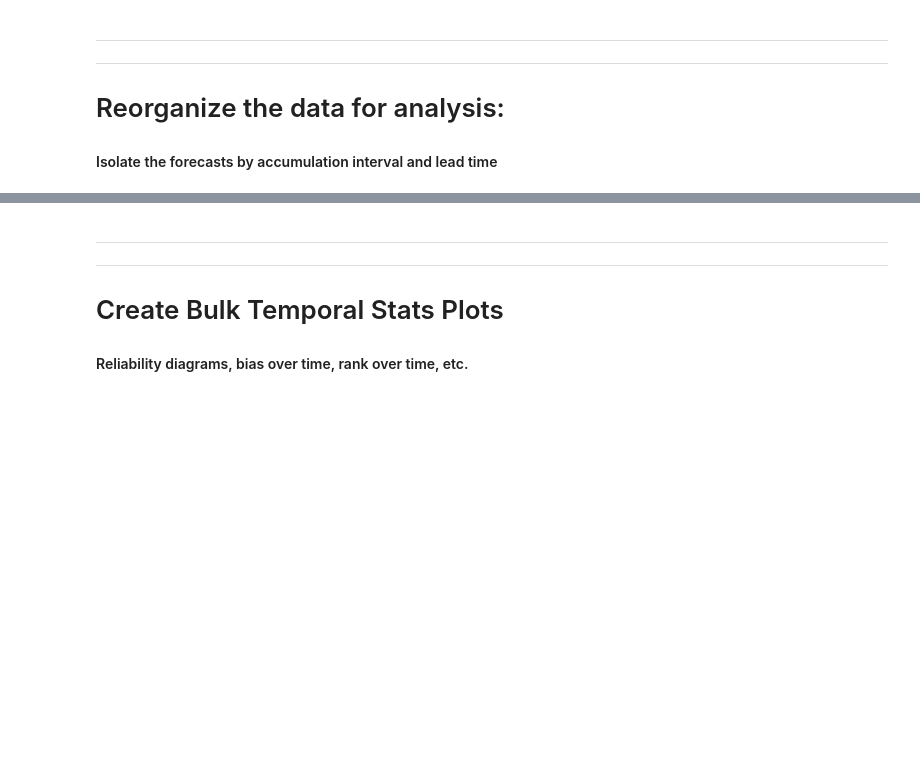
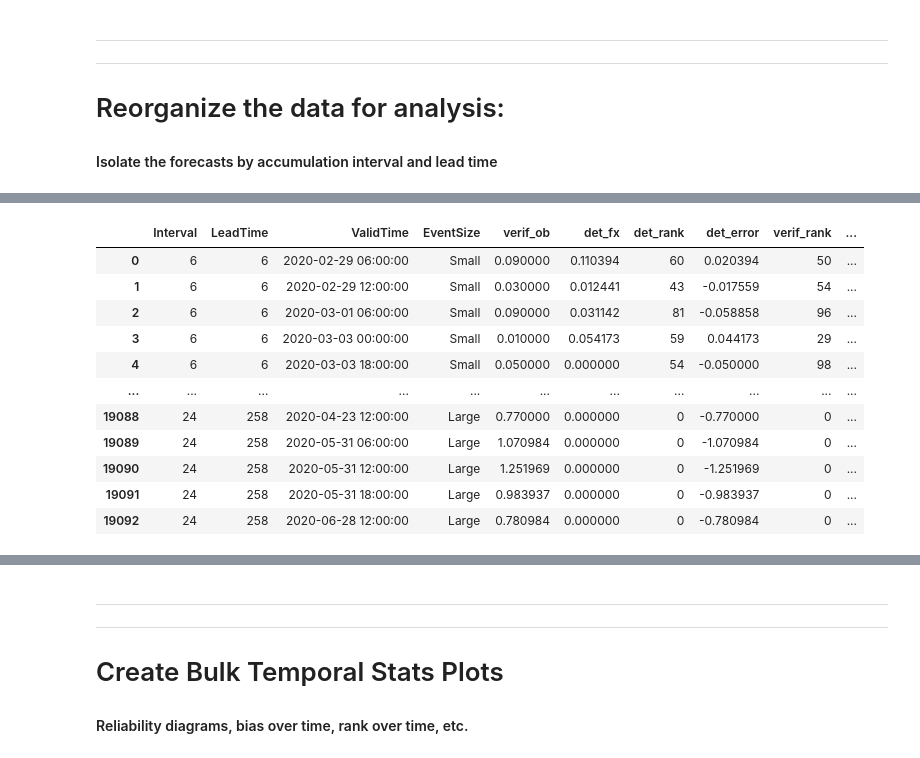
Before and after one commit to m-wessler/nbm-verify, a Jupyter notebook: notebooks/verify_1Dqpf_figures.ipynb, the cells around one changed output, grey strips where cells are left out. Cells and saved outputs as stored; diff of their text form; code cells hidden in the pictures; blank space fills up the shorter version.

```diff
--- a/notebooks/verify_1Dqpf_figures.ipynb
+++ b/notebooks/verify_1Dqpf_figures.ipynb
@@ -359,0 +326,84 @@ for fi in intervals:
+# %%
+# Event size thresholds
+# Use fixed override if desired else
+# 33rd, 67th percentile determined above
+thresholds = {
+    6:[.1, .25],
+    12:[.25, .5],
+    24:[.5, .75]}
+
+threshold_sets = [
+    [0, thresholds[interval][0]],
+    [thresholds[interval][0], thresholds[interval][1]],
+    [thresholds[interval][1], np.ceil(np.nanmax(obs))]]
+
+plist = np.arange(1, 100)
+
+data = []
+for interval in [6, 12, 24]:
+
+    pkeys = np.array([k for k in nbm.keys() if '%dhr_'%interval in k])
+    pkeys = np.array([k for k in pkeys if '%' in k])
+    pkeys = pkeys[np.argsort([int(k.split('_')[-1].split('%')[0]) for k in pkeys])]
+
+    for lead_time in np.arange(interval, lead_time_end, 6):
+
+        for thresh, esize in zip(threshold_sets, ['Small', 'Medium', 'Large']):
+
+            print('\rProcessing interval %d lead %dh'%(interval, lead_time), end='')
+
+            # We need to break out the verification to each lead time,
+            # but within each lead time we have a number of valid times.
+            # At each lead time, valid time, isolate the forecast verification
+
+            # Combine the datasets to make it easier to work with
+            idata = nbm[nbm['LeadTime'] == lead_time].merge(obs, on='ValidTime').drop(columns='LeadTime')
+
+            # Subset for event size
+            iobs = idata['%dh_precip_in'%interval]
+            idata = idata[((iobs >= thresh[0]) & (iobs < thresh[1]))]
+
+            for itime in idata.index:
+
+                try:
+                    prob_fx = idata.loc[itime, pkeys].values
+                    mean_fx = np.nanmean(prob_fx)
+                    std_fx = np.nanstd(prob_fx)
+                    med_fx = idata.loc[itime, 'APCP%dhr_surface_50%% level'%interval]
+                    det_fx = idata.loc[itime, 'APCP%dhr_surface'%interval]
+
+                    # Optional - leave as nan?
+                    det_fx = det_fx if ~np.isnan(det_fx) else 0.
+
+                    verif_ob = idata.loc[itime, '%dh_precip_in'%interval]
+                    verif_rank = np.searchsorted(prob_fx, verif_ob, 'right')
+                    verif_rank_error = prob_fx[verif_rank-1] - verif_ob
+
+                    det_rank = np.searchsorted(prob_fx, det_fx, 'right')
+                    det_error = det_fx - verif_ob
+
+                except:
+                    pass
+                    # print('failed', itime)
+
+                else:
+                    if ((verif_ob > 0.)):
+
+                        data.append([
+                            # Indexers
+                            interval, lead_time, itime, esize,
+
+                            # Verification and deterministic
+                            verif_ob, det_fx, det_rank, det_error,
+
+                            # Probabilistic
+                            verif_rank, verif_rank_error,
+                            med_fx, mean_fx, std_fx])
+
+data = pd.DataFrame(df, columns=['Interval', 'LeadTime', 'ValidTime', 'EventSize',
+                'verif_ob', 'det_fx', 'det_rank', 'det_error',
+                'verif_rank', 'verif_rank_error',
+                'med_fx', 'mean_fx', 'std_fx'])
+
+data
+# %% [output]
@@ -359,0 +411,12 @@ for fi in intervals:
+|  | Interval | LeadTime | ValidTime | EventSize | verif_ob | det_fx | det_rank | det_error | verif_rank | ... |
+| 0 | 6 | 6 | 2020-02-29 06:00:00 | Small | 0.090000 | 0.110394 | 60 | 0.020394 | 50 | ... |
+| 1 | 6 | 6 | 2020-02-29 12:00:00 | Small | 0.030000 | 0.012441 | 43 | -0.017559 | 54 | ... |
+| 2 | 6 | 6 | 2020-03-01 06:00:00 | Small | 0.090000 | 0.031142 | 81 | -0.058858 | 96 | ... |
+| 3 | 6 | 6 | 2020-03-03 00:00:00 | Small | 0.010000 | 0.054173 | 59 | 0.044173 | 29 | ... |
+| 4 | 6 | 6 | 2020-03-03 18:00:00 | Small | 0.050000 | 0.000000 | 54 | -0.050000 | 98 | ... |
+| ... | ... | ... | ... | ... | ... | ... | ... | ... | ... | ... |
+| 19088 | 24 | 258 | 2020-04-23 12:00:00 | Large | 0.770000 | 0.000000 | 0 | -0.770000 | 0 | ... |
+| 19089 | 24 | 258 | 2020-05-31 06:00:00 | Large | 1.070984 | 0.000000 | 0 | -1.070984 | 0 | ... |
+| 19090 | 24 | 258 | 2020-05-31 12:00:00 | Large | 1.251969 | 0.000000 | 0 | -1.251969 | 0 | ... |
+| 19091 | 24 | 258 | 2020-05-31 18:00:00 | Large | 0.983937 | 0.000000 | 0 | -0.983937 | 0 | ... |
+| 19092 | 24 | 258 | 2020-06-28 12:00:00 | Large | 0.780984 | 0.000000 | 0 | -0.780984 | 0 | ... |
```
Also changed, not shown: parts of 13 cells of this notebook.
